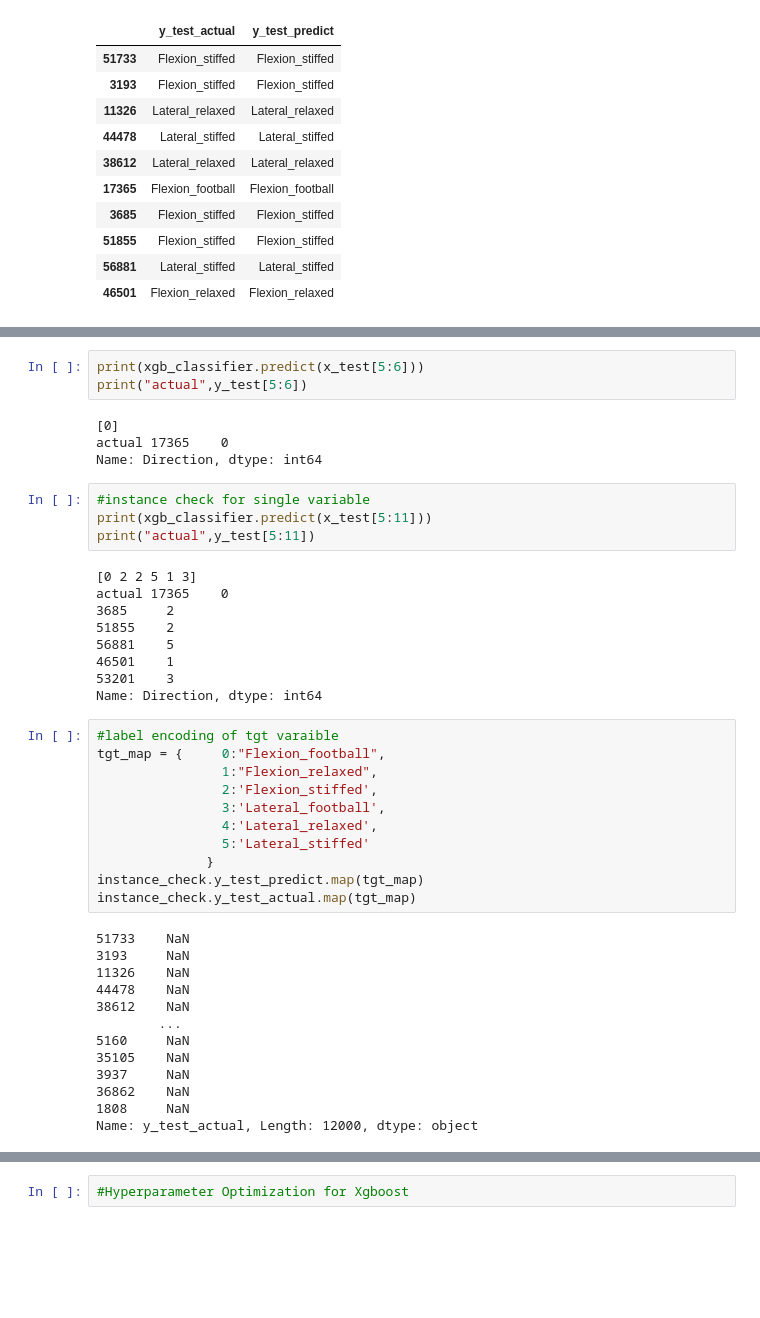
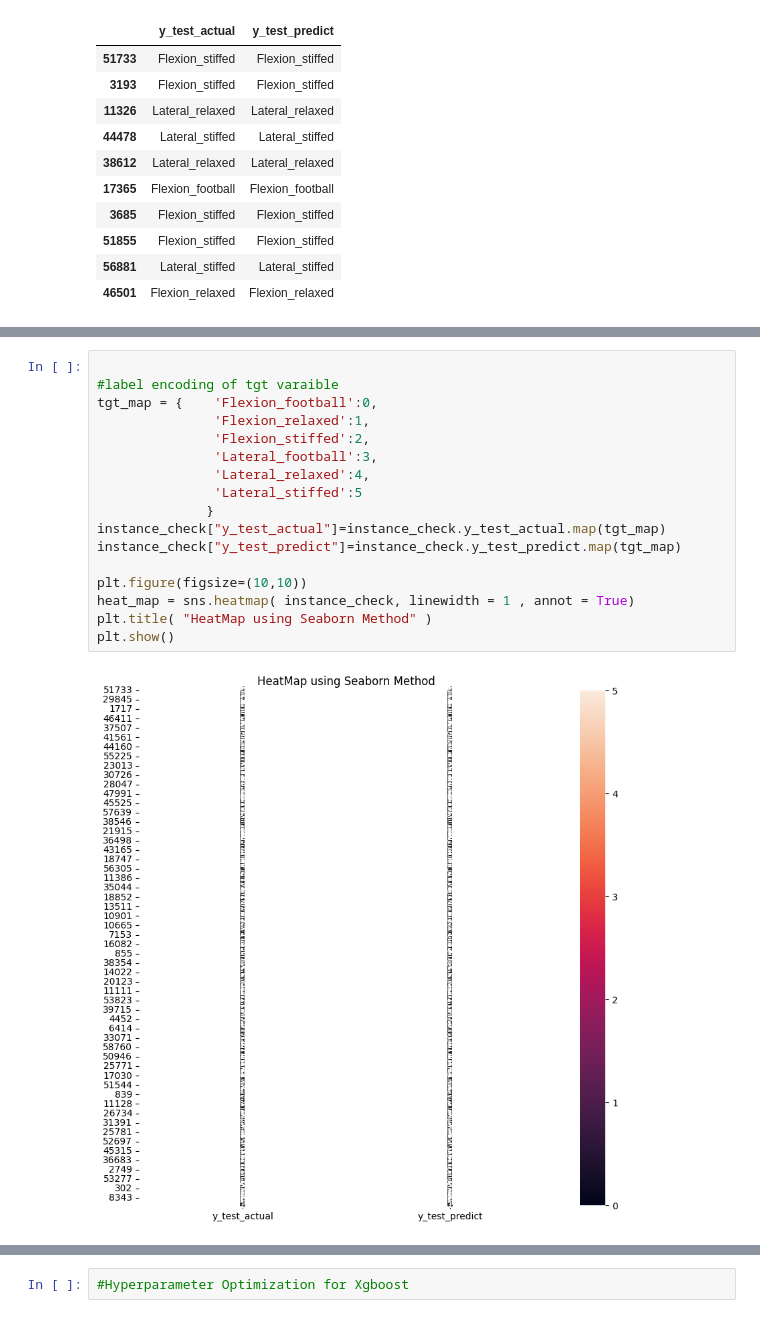
Before and after one commit to krish0195/ml_end_to-_end, a Jupyter notebook: xg_boost_running.ipynb, the cells around one changed output, grey strips where cells are left out. Saved outputs shown, nothing was run; the diff lists cells and outputs as text; blank space fills up the shorter version.

```diff
--- a/xg_boost_running.ipynb
+++ b/xg_boost_running.ipynb
@@ -216,47 +202,22 @@ instance_check.tail(10)
-# %%
-print(xgb_classifier.predict(x_test[5:6]))
-print("actual",y_test[5:6])
-# %% [output]
-[0]
-actual 17365    0
-Name: Direction, dtype: int64
-# %%
-#instance check for single variable
-print(xgb_classifier.predict(x_test[5:11]))
-print("actual",y_test[5:11])
-# %% [output]
-[0 2 2 5 1 3]
-actual 17365    0
-3685     2
-51855    2
-56881    5
-46501    1
-53201    3
-Name: Direction, dtype: int64
 # %%
+
 #label encoding of tgt varaible
-tgt_map = {     0:"Flexion_football",
-                1:"Flexion_relaxed",
-                2:'Flexion_stiffed',
-                3:'Lateral_football',
-                4:'Lateral_relaxed',
-                5:'Lateral_stiffed'
+tgt_map = {    'Flexion_football':0,
+               'Flexion_relaxed':1,
+               'Flexion_stiffed':2,
+               'Lateral_football':3,
+               'Lateral_relaxed':4,
+               'Lateral_stiffed':5
               }
-instance_check.y_test_predict.map(tgt_map)
-instance_check.y_test_actual.map(tgt_map)
+instance_check["y_test_actual"]=instance_check.y_test_actual.map(tgt_map)
+instance_check["y_test_predict"]=instance_check.y_test_predict.map(tgt_map)
+
+plt.figure(figsize=(10,10))
+heat_map = sns.heatmap( instance_check, linewidth = 1 , annot = True)
+plt.title( "HeatMap using Seaborn Method" )
+plt.show()
 # %% [output]
-51733    NaN
-3193     NaN
-11326    NaN
-44478    NaN
-38612    NaN
-        ...
-5160     NaN
-35105    NaN
-3937     NaN
-36862    NaN
-1808     NaN
-Name: y_test_actual, Length: 12000, dtype: object
+[figure, added]
 # %%
 #APPPLYING K FOLD CROSS VALIDATION
 from sklearn.model_selection import cross_val_score
```
Also changed, not shown: parts of 9 cells of this notebook.
